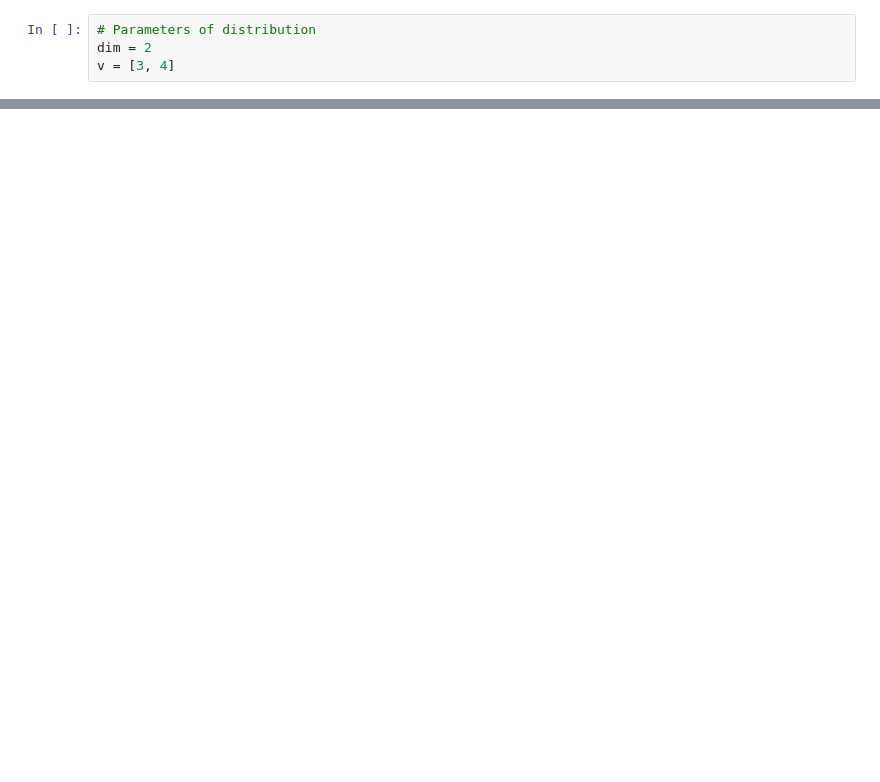
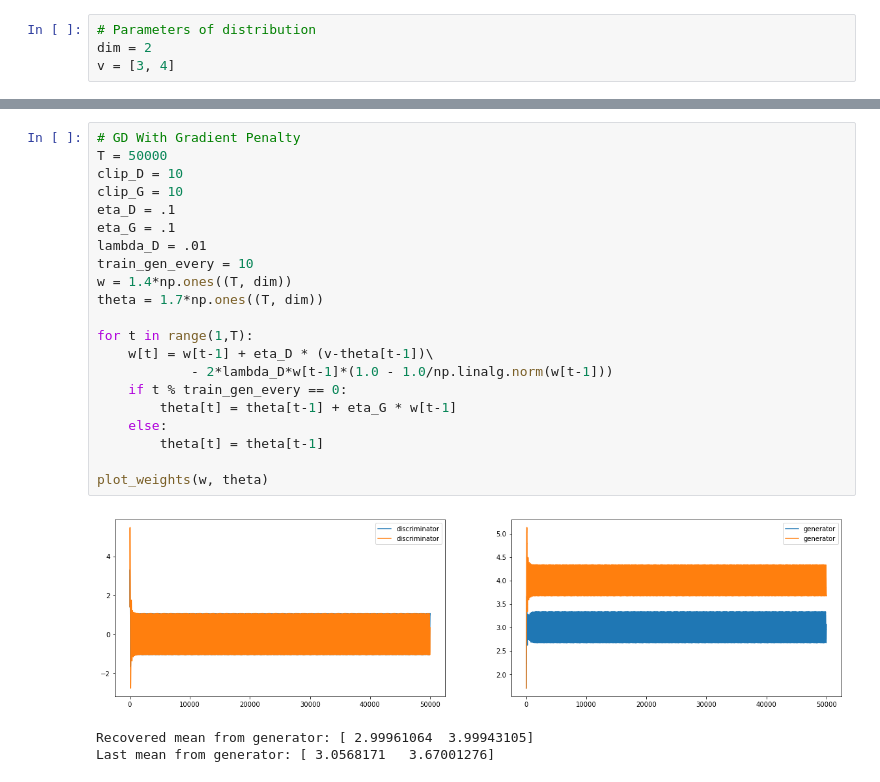
Before and after one commit to vsyrgkanis/optimistic_GAN_training, a Jupyter notebook: notebooks/Simple_GAN_example.ipynb, the cells around one changed output, grey strips where cells are left out. Cells and saved outputs as stored; diff of their text form; blank space fills up the shorter version.

```diff
--- a/notebooks/Simple_GAN_example.ipynb
+++ b/notebooks/Simple_GAN_example.ipynb
@@ -114,0 +156,25 @@ Last mean from generator: [ 3.00345445  3.99993121]
+# %%
+# GD With Gradient Penalty
+T = 50000
+clip_D = 10
+clip_G = 10
+eta_D = .1
+eta_G = .1
+lambda_D = .01
+train_gen_every = 10
+w = 1.4*np.ones((T, dim))
+theta = 1.7*np.ones((T, dim))
+
+for t in range(1,T):
+    w[t] = w[t-1] + eta_D * (v-theta[t-1])\
+            - 2*lambda_D*w[t-1]*(1.0 - 1.0/np.linalg.norm(w[t-1]))
+    if t % train_gen_every == 0:
+        theta[t] = theta[t-1] + eta_G * w[t-1]
+    else:
+        theta[t] = theta[t-1]
+
+plot_weights(w, theta)
+# %% [output]
+[figure, added]
+Recovered mean from generator: [ 2.99961064  3.99943105]
+Last mean from generator: [ 3.0568171   3.67001276]
```
Also changed, not shown: parts of 21 cells of this notebook.
